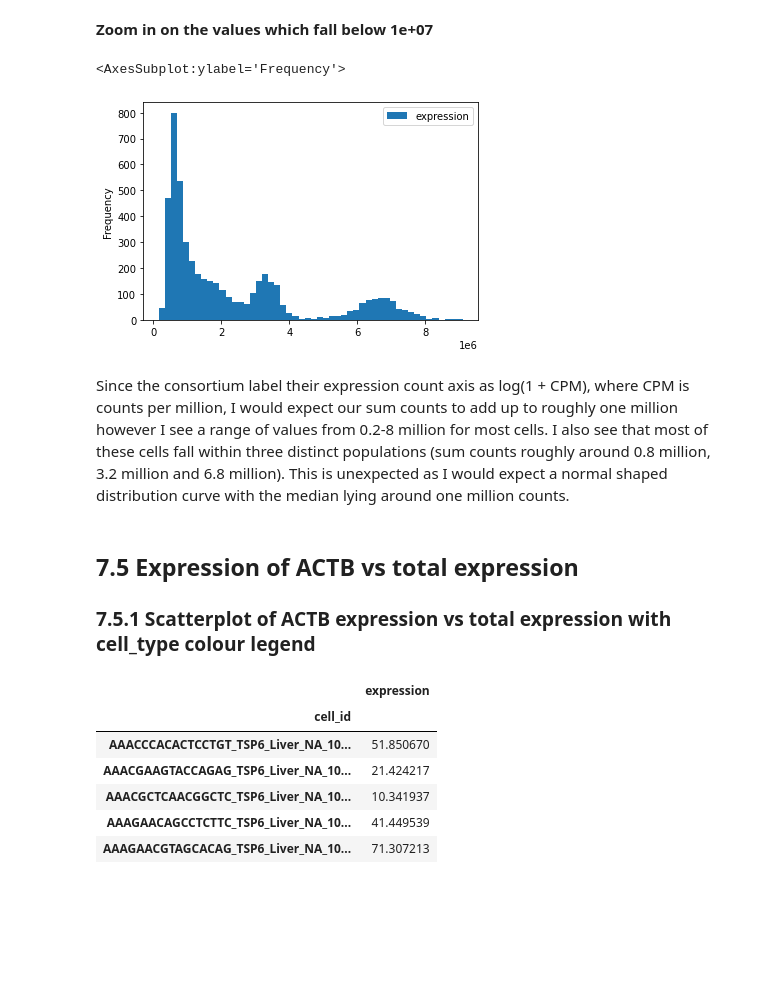
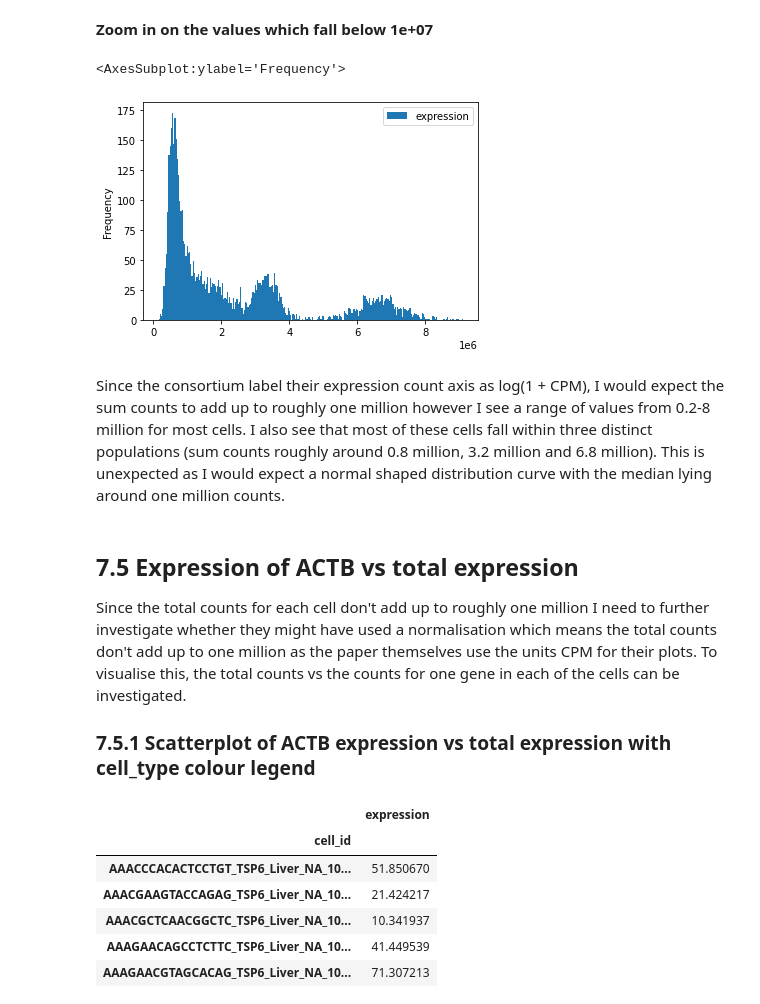
Before and after one commit to opentargets/baseline-expression, a Jupyter notebook: Tabula Sapiens Pipeline v2.ipynb, the cells around one changed output. Saved outputs shown, nothing was run; the diff lists cells and outputs as text; code cells hidden in the pictures; blank space fills up the shorter version.

```diff
--- a/Tabula Sapiens Pipeline v2.ipynb
+++ b/Tabula Sapiens Pipeline v2.ipynb
@@ -985,13 +1208,17 @@ sum_counts.plot.hist(bins = 50)
 # %% [markdown]
 **Zoom in on the values which fall below 1e+07**
 # %%
-sum_counts[sum_counts.expression < 1e+07].plot.hist(bins = 50)
+#histogram for total count per cell values less than 1e+07
+sum_counts[sum_counts.expression < 1e+07].plot.hist(bins = 250)
 # %% [output]
 <AxesSubplot:ylabel='Frequency'>
-[figure, old version]
+[figure, new version]
 # %% [markdown]
-Since the consortium label their expression count axis as log(1 + CPM), where CPM is counts per million, I would expect our sum counts to add up to roughly one million however I see a range of values from 0.2-8 million for most cells. I also see that most of these cells fall within three distinct populations (sum counts roughly around 0.8 million, 3.2 million and 6.8 million). This is unexpected as I would expect a normal shaped distribution curve with the median lying around one million counts.
+Since the consortium label their expression count axis as log(1 + CPM), I would expect the sum counts to add up to roughly one million however I see a range of values from 0.2-8 million for most cells. I also see that most of these cells fall within three distinct populations (sum counts roughly around 0.8 million, 3.2 million and 6.8 million). This is unexpected as I would expect a normal shaped distribution curve with the median lying around one million counts.
 # %% [markdown]
 ## 7.5 Expression of ACTB vs total expression
+
+Since the total counts for each cell don't add up to roughly one million I need to further investigate whether they might have used a normalisation which means the total counts don't add up to one million as the paper themselves use the units CPM for their plots. To visualise this, the total counts vs the counts for one gene in each of the cells can be investigated.
+
 ### 7.5.1 Scatterplot of ACTB expression vs total expression with cell_type colour legend
 # %%
```
Also changed, not shown: parts of 88 cells of this notebook.
